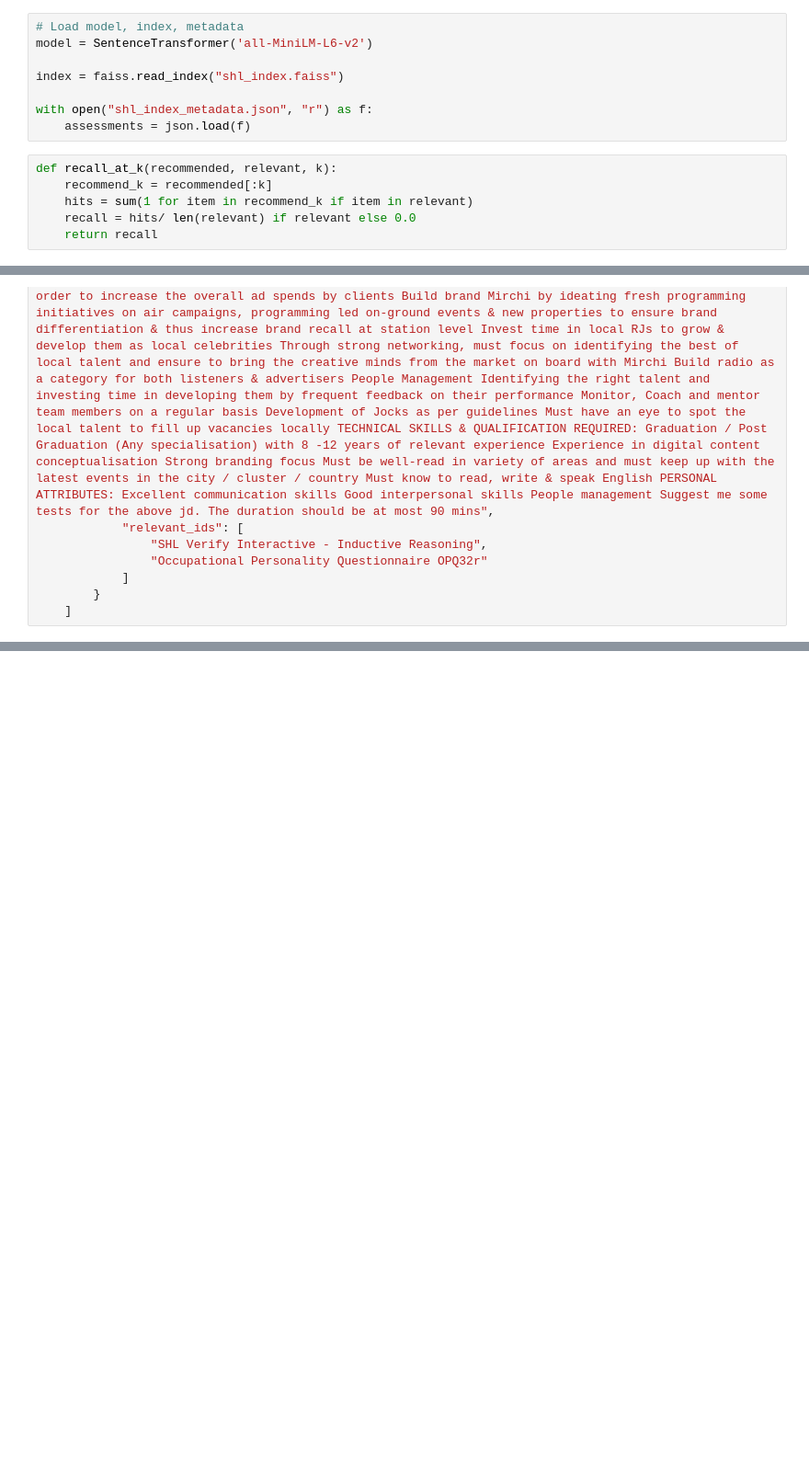
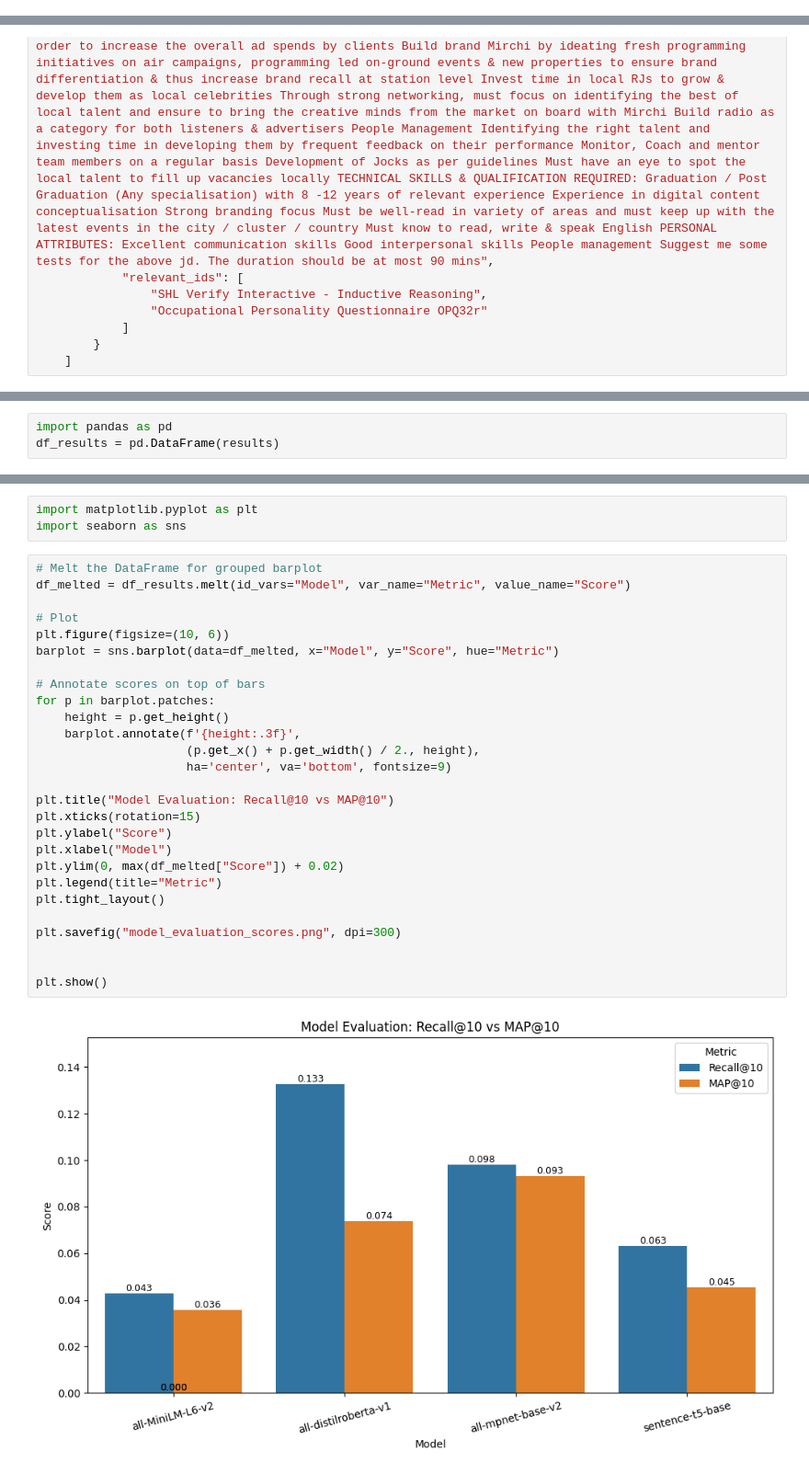
Before and after one commit to shivsharcode/shl-assessment-recommender, a Jupyter notebook: 3. Evaluation/evaluation-jupyter-nb.ipynb, the cells around one changed output, grey strips where cells are left out. Shown: that part at 92% size. Cells and saved outputs as stored; diff of their text form; blank space fills up the shorter version.

Commit message:
refined the evaluations

```diff
--- a/3. Evaluation/evaluation-jupyter-nb.ipynb
+++ b/3. Evaluation/evaluation-jupyter-nb.ipynb
@@ -7,14 +0,0 @@ import faiss
-# %%
-# Load model, index, metadata
-model = SentenceTransformer('all-MiniLM-L6-v2')
-
-index = faiss.read_index("shl_index.faiss")
-
-with open("shl_index_metadata.json", "r") as f:
-    assessments = json.load(f)
-# %%
-def recall_at_k(recommended, relevant, k):
-    recommend_k = recommended[:k]
-    hits = sum(1 for item in recommend_k if item in relevant)
-    recall = hits/ len(relevant) if relevant else 0.0
-    return recall
@@ -319,0 +217,3 @@ Mean MAP@10: 0.081
+# %%
+import pandas as pd
+df_results = pd.DataFrame(results)
@@ -319,0 +228,32 @@ Mean MAP@10: 0.081
+# %%
+import matplotlib.pyplot as plt
+import seaborn as sns
+# %%
+# Melt the DataFrame for grouped barplot
+df_melted = df_results.melt(id_vars="Model", var_name="Metric", value_name="Score")
+
+# Plot
+plt.figure(figsize=(10, 6))
+barplot = sns.barplot(data=df_melted, x="Model", y="Score", hue="Metric")
+
+# Annotate scores on top of bars
+for p in barplot.patches:
+    height = p.get_height()
+    barplot.annotate(f'{height:.3f}',
+                     (p.get_x() + p.get_width() / 2., height),
+                     ha='center', va='bottom', fontsize=9)
+
+plt.title("Model Evaluation: Recall@10 vs MAP@10")
+plt.xticks(rotation=15)
+plt.ylabel("Score")
+plt.xlabel("Model")
+plt.ylim(0, max(df_melted["Score"]) + 0.02)
+plt.legend(title="Metric")
+plt.tight_layout()
+
+plt.savefig("model_evaluation_scores.png", dpi=300)
+
+
+plt.show()
+# %% [output]
+[figure, added]
```
Also changed, not shown: parts of 12 cells of this notebook, 2 other files.
